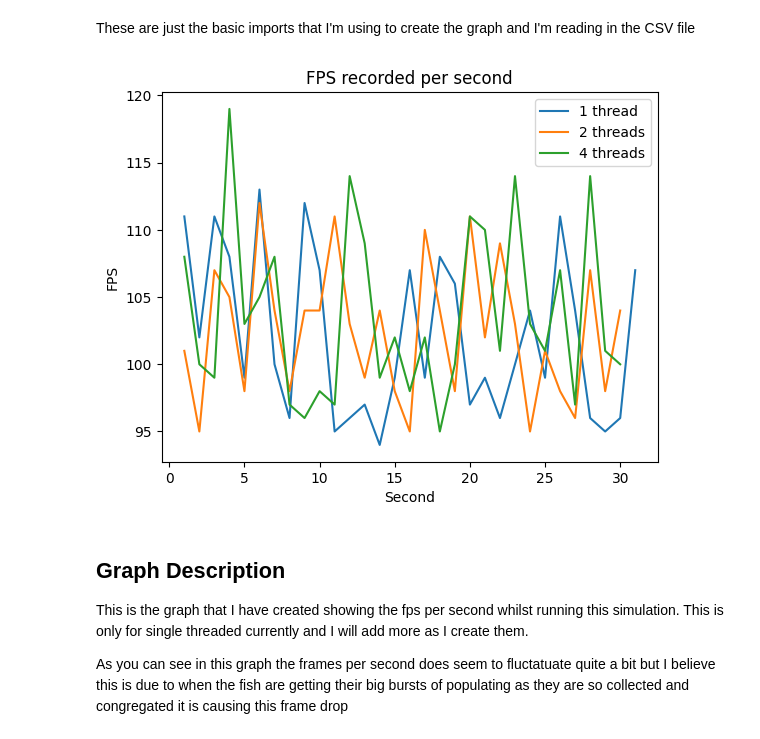
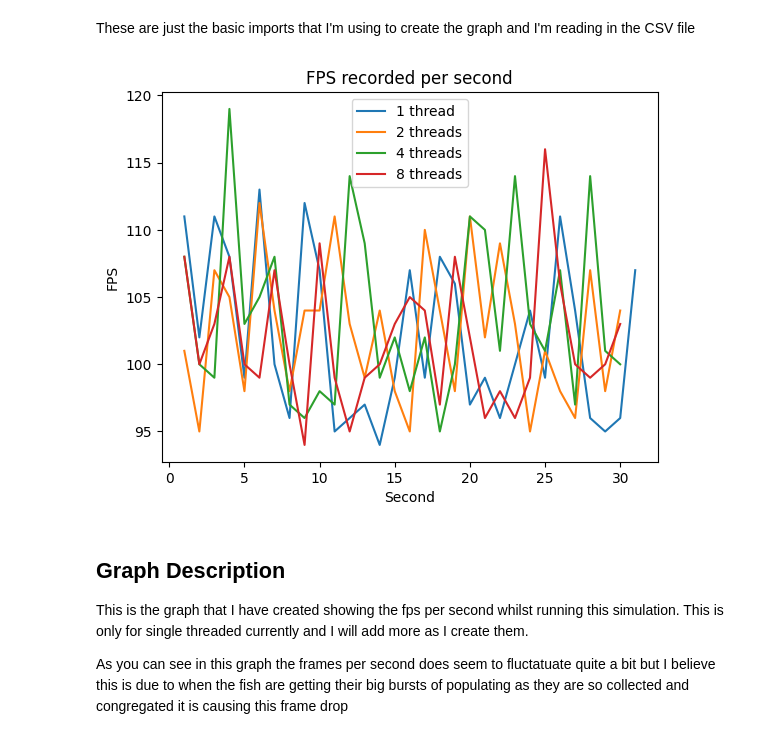
Before and after one commit to DoyleAaron/Concurrent-Development-24-25, a Jupyter notebook: performance.ipynb, the cells around one changed output. Saved outputs shown, nothing was run; the diff lists cells and outputs as text; code cells hidden in the pictures.

Commit message:
8 threads completed
Once again, 8 wasn't too bad as it followed the same logic as 2 and 4, just needed to create more partitions

```diff
--- a/performance.ipynb
+++ b/performance.ipynb
@@ -13,19 +13,21 @@ import matplotlib.pyplot as plt
 df1 = pandas.read_csv('fps_log.csv')
 df2 = pandas.read_csv('2_thread_fps_log.csv')
 df3 = pandas.read_csv('4_thread_fps_log.csv')
+df4 = pandas.read_csv('8_thread_fps_log.csv')
 # %% [markdown]
 These are just the basic imports that I'm using to create the graph and I'm reading in the CSV file
 # %%
 plt.plot(df1['Timestamp'], df1['FPS'], label='1 thread')
 plt.plot(df2['Timestamp'], df2['FPS'], label='2 threads')
 plt.plot(df3['Timestamp'], df3['FPS'], label='4 threads')
+plt.plot(df4['Timestamp'], df4['FPS'], label='8 threads')
 plt.legend()
 plt.title('FPS recorded per second')
 plt.xlabel('Second')
 plt.ylabel('FPS')
 plt.show()
 # %% [output]
-[figure, old version]
+[figure, new version]
 # %% [markdown]
 ## Graph Description
 This is the graph that I have created showing the fps per second whilst running this simulation. This is only for single threaded currently and I will add more as I create them.
```
Also changed, not shown: parts of 1 cell of this notebook, 2 other files.
